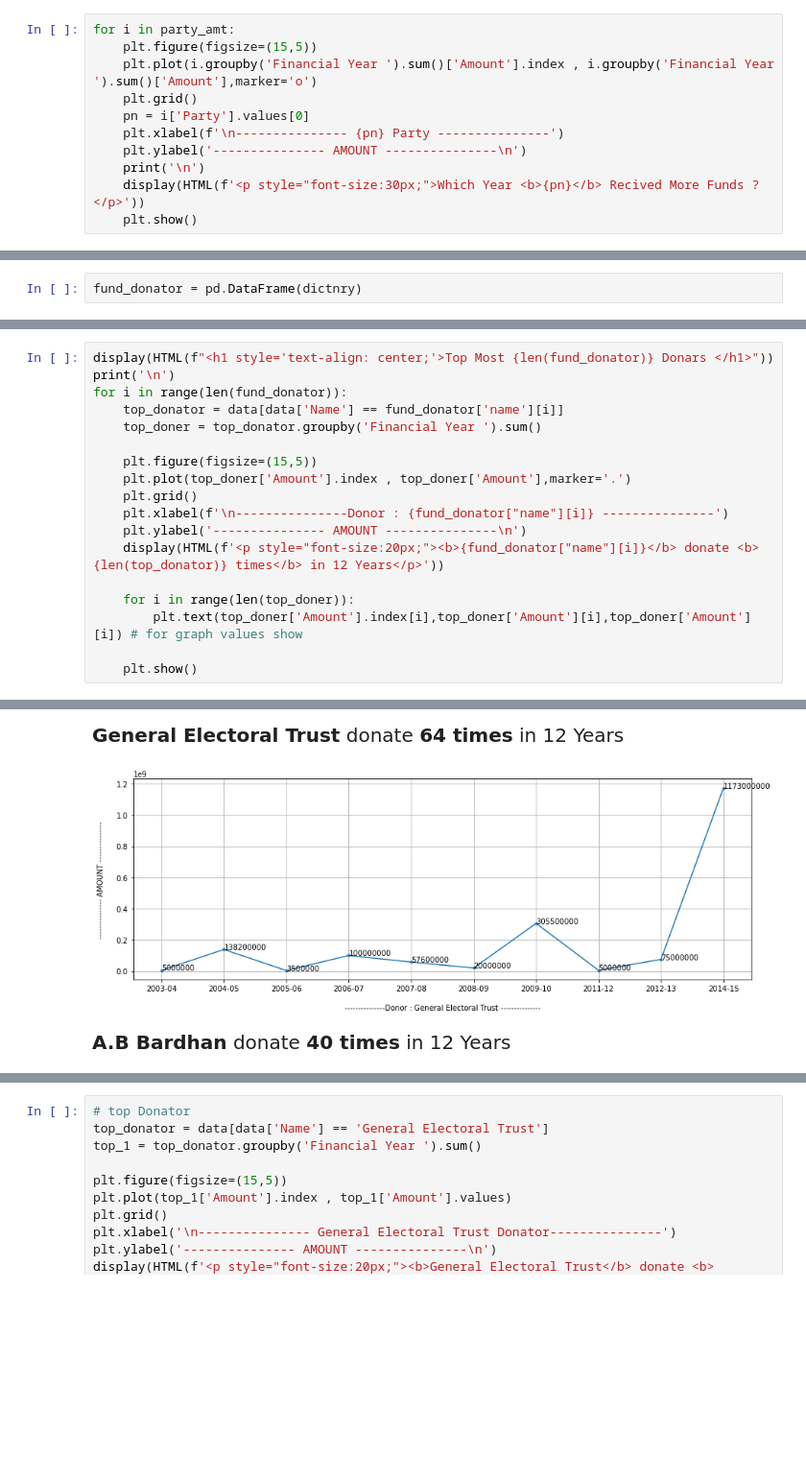
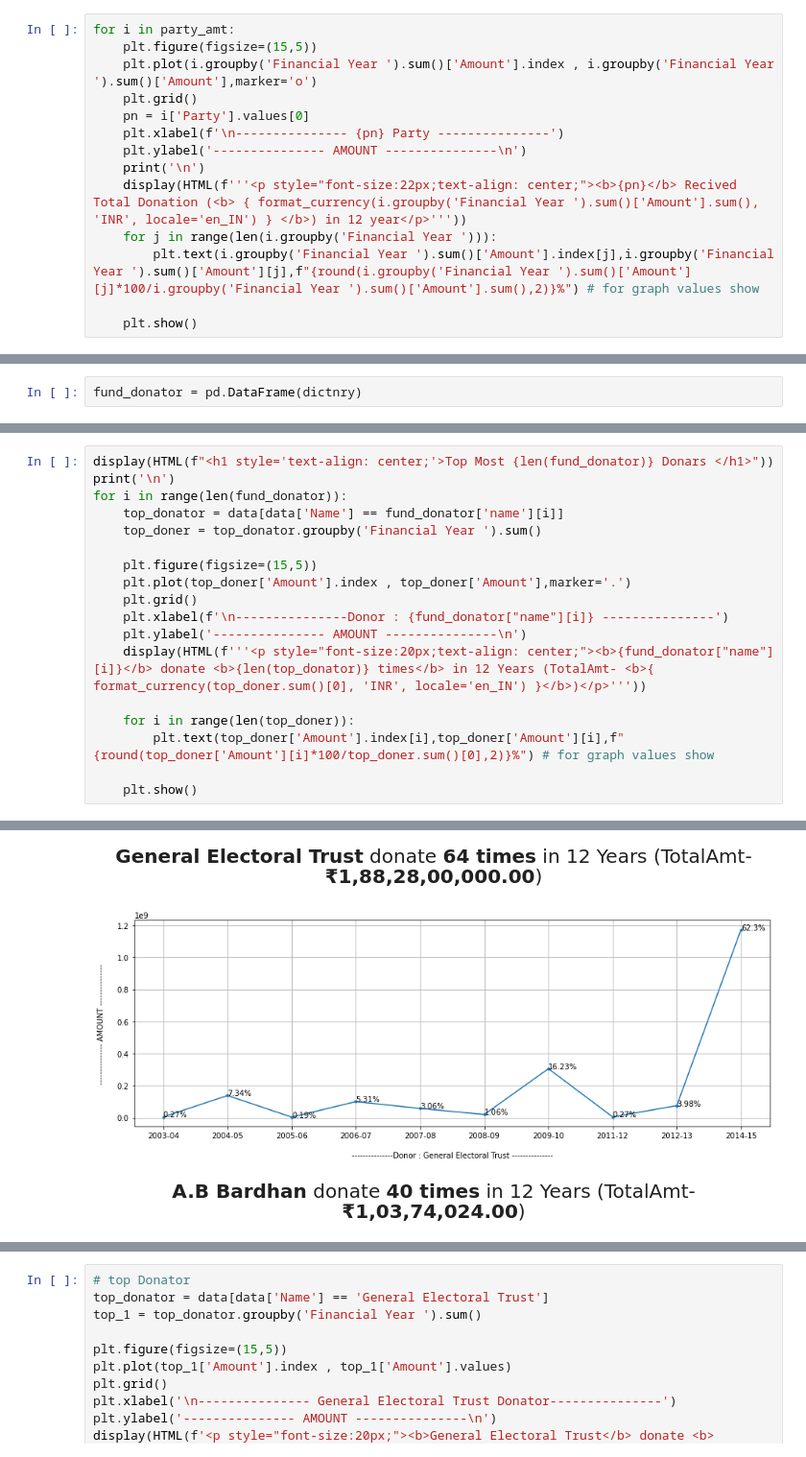
Before and after one commit to pv05/project_ML, a Jupyter notebook: DonationToPoliticalParties_EDA.ipynb, the cells around one changed output, grey strips where cells are left out. Shown at 96% size. Cells and saved outputs as stored; diff of their text form; blank space fills up the shorter version.

```diff
--- a/DonationToPoliticalParties_EDA.ipynb
+++ b/DonationToPoliticalParties_EDA.ipynb
@@ -246,6 +251,9 @@ for i in party_amt:
     plt.xlabel(f'\n--------------- {pn} Party ---------------')
     plt.ylabel('--------------- AMOUNT ---------------\n')
     print('\n')
-    display(HTML(f'<p style="font-size:30px;">Which Year <b>{pn}</b> Recived More Funds ?</p>'))
+    display(HTML(f'''<p style="font-size:22px;text-align: center;"><b>{pn}</b> Recived Total Donation (<b> { format_currency(i.groupby('Financial Year ').sum()['Amount'].sum(), 'INR', locale='en_IN') } </b>) in 12 year</p>'''))
+    for j in range(len(i.groupby('Financial Year '))):
+        plt.text(i.groupby('Financial Year ').sum()['Amount'].index[j],i.groupby('Financial Year ').sum()['Amount'][j],f"{round(i.groupby('Financial Year ').sum()['Amount'][j]*100/i.groupby('Financial Year ').sum()['Amount'].sum(),2)}%") # for graph values show
+
     plt.show()
 # %% [output]
@@ -306,23 +314,23 @@ fund_donator
 # %%
 display(HTML(f"<h1 style='text-align: center;'>Top Most {len(fund_donator)} Donars </h1>"))
 print('\n')
 for i in range(len(fund_donator)):
     top_donator = data[data['Name'] == fund_donator['name'][i]]
     top_doner = top_donator.groupby('Financial Year ').sum()
 
     plt.figure(figsize=(15,5))
     plt.plot(top_doner['Amount'].index , top_doner['Amount'],marker='.')
     plt.grid()
     plt.xlabel(f'\n---------------Donor : {fund_donator["name"][i]} ---------------')
     plt.ylabel('--------------- AMOUNT ---------------\n')
-    display(HTML(f'<p style="font-size:20px;"><b>{fund_donator["name"][i]}</b> donate <b>{len(top_donator)} times</b> in 12 Years</p>'))
+    display(HTML(f'''<p style="font-size:20px;text-align: center;"><b>{fund_donator["name"][i]}</b> donate <b>{len(top_donator)} times</b> in 12 Years (TotalAmt- <b>{ format_currency(top_doner.sum()[0], 'INR', locale='en_IN') }</b>)</p>'''))
 
     for i in range(len(top_doner)):
-        plt.text(top_doner['Amount'].index[i],top_doner['Amount'][i],top_doner['Amount'][i]) # for graph values show
+        plt.text(top_doner['Amount'].index[i],top_doner['Amount'][i],f"{round(top_doner['Amount'][i]*100/top_doner.sum()[0],2)}%") # for graph values show
 
     plt.show()
 # %% [output]
 Top Most 21 Donars
-General Electoral Trust donate 64 times in 12 Years
+General Electoral Trust donate 64 times in 12 Years (TotalAmt- ₹1,88,28,00,000.00)
-[figure, old version]
+[figure, new version]
-A.B Bardhan donate 40 times in 12 Years
+A.B Bardhan donate 40 times in 12 Years (TotalAmt- ₹1,03,74,024.00)
```
Also changed, not shown: parts of 21 cells of this notebook.
